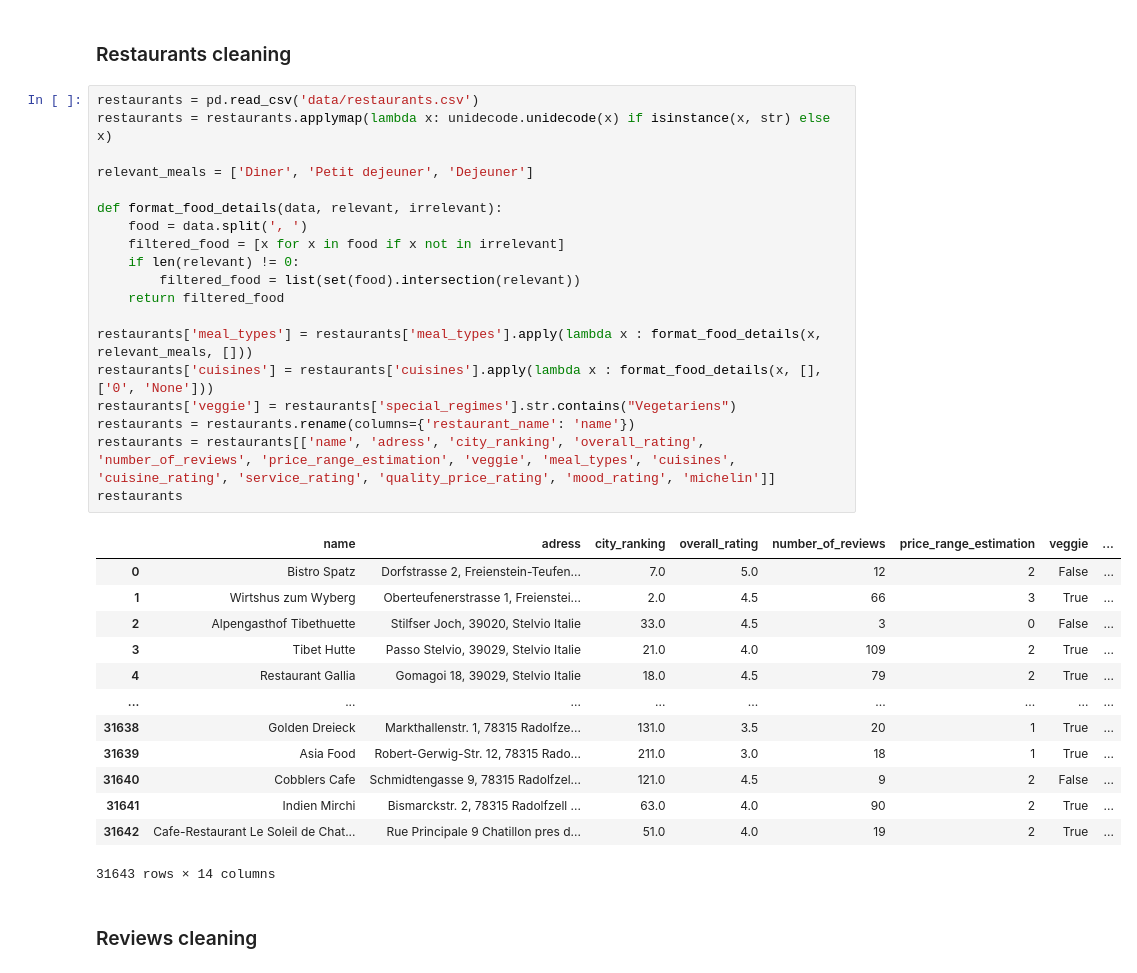
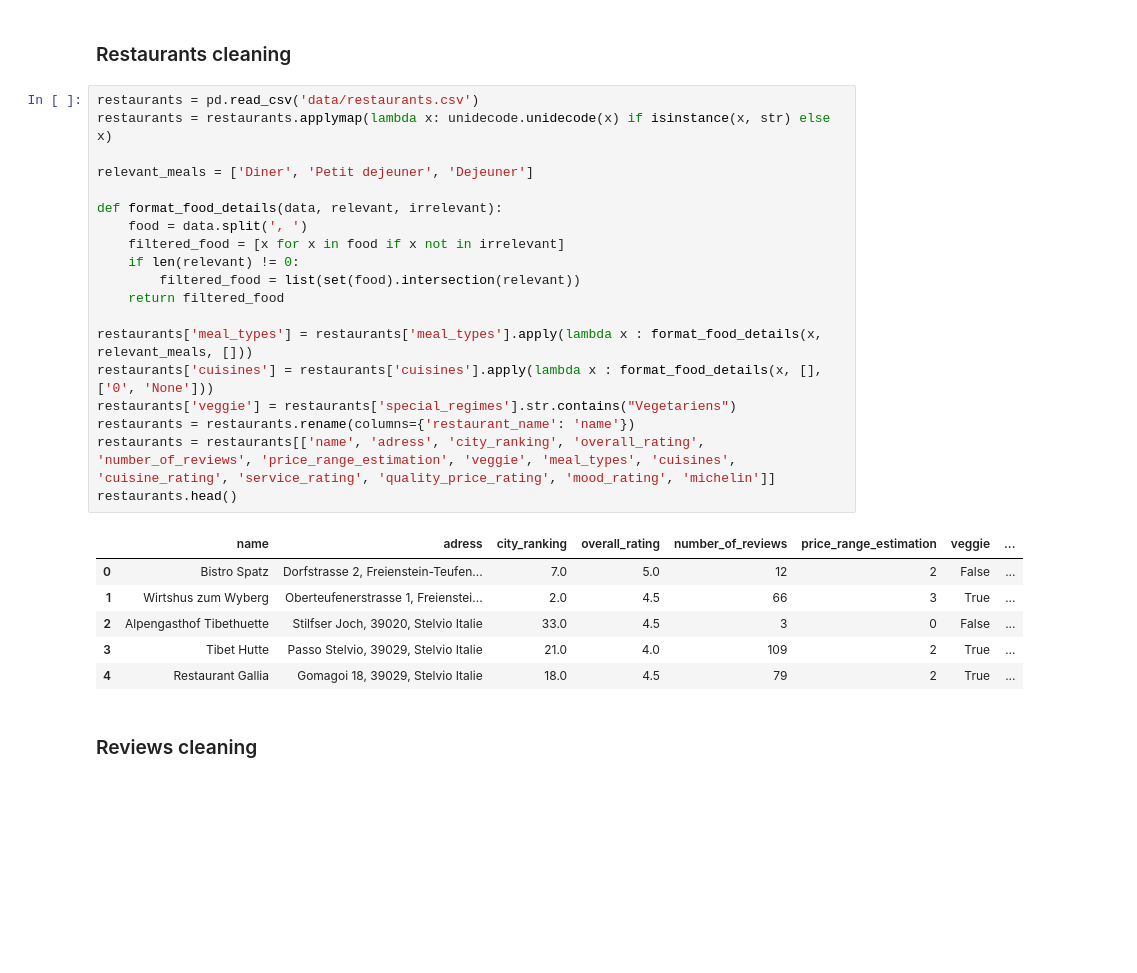
Before and after one commit to areisde/datalcoholics.io, a Jupyter notebook: milestone_1.ipynb, the cells around one changed output. Saved outputs shown, nothing was run; the diff lists cells and outputs as text; blank space fills up the shorter version.

```diff
--- a/milestone_1.ipynb
+++ b/milestone_1.ipynb
@@ -89,36 +85,29 @@ users
 # %%
 restaurants = pd.read_csv('data/restaurants.csv')
 restaurants = restaurants.applymap(lambda x: unidecode.unidecode(x) if isinstance(x, str) else x)
 
 relevant_meals = ['Diner', 'Petit dejeuner', 'Dejeuner']
 
 def format_food_details(data, relevant, irrelevant):
     food = data.split(', ')
     filtered_food = [x for x in food if x not in irrelevant]
     if len(relevant) != 0:
         filtered_food = list(set(food).intersection(relevant))
     return filtered_food
 
 restaurants['meal_types'] = restaurants['meal_types'].apply(lambda x : format_food_details(x, relevant_meals, []))
 restaurants['cuisines'] = restaurants['cuisines'].apply(lambda x : format_food_details(x, [], ['0', 'None']))
 restaurants['veggie'] = restaurants['special_regimes'].str.contains("Vegetariens")
 restaurants = restaurants.rename(columns={'restaurant_name': 'name'})
 restaurants = restaurants[['name', 'adress', 'city_ranking', 'overall_rating', 'number_of_reviews', 'price_range_estimation', 'veggie', 'meal_types', 'cuisines', 'cuisine_rating', 'service_rating', 'quality_price_rating', 'mood_rating', 'michelin']]
-restaurants
+restaurants.head()
 # %% [output]
 |  | name | adress | city_ranking | overall_rating | number_of_reviews | price_range_estimation | veggie | ... |
 | 0 | Bistro Spatz | Dorfstrasse 2, Freienstein-Teufen... | 7.0 | 5.0 | 12 | 2 | False | ... |
 | 1 | Wirtshus zum Wyberg | Oberteufenerstrasse 1, Freienstei... | 2.0 | 4.5 | 66 | 3 | True | ... |
 | 2 | Alpengasthof Tibethuette | Stilfser Joch, 39020, Stelvio Italie | 33.0 | 4.5 | 3 | 0 | False | ... |
 | 3 | Tibet Hutte | Passo Stelvio, 39029, Stelvio Italie | 21.0 | 4.0 | 109 | 2 | True | ... |
 | 4 | Restaurant Gallia | Gomagoi 18, 39029, Stelvio Italie | 18.0 | 4.5 | 79 | 2 | True | ... |
-| ... | ... | ... | ... | ... | ... | ... | ... | ... |
-| 31638 | Golden Dreieck | Markthallenstr. 1, 78315 Radolfze... | 131.0 | 3.5 | 20 | 1 | True | ... |
-| 31639 | Asia Food | Robert-Gerwig-Str. 12, 78315 Rado... | 211.0 | 3.0 | 18 | 1 | True | ... |
-| 31640 | Cobblers Cafe | Schmidtengasse 9, 78315 Radolfzel... | 121.0 | 4.5 | 9 | 2 | False | ... |
-| 31641 | Indien Mirchi | Bismarckstr. 2, 78315 Radolfzell ... | 63.0 | 4.0 | 90 | 2 | True | ... |
-| 31642 | Cafe-Restaurant Le Soleil de Chat... | Rue Principale 9 Chatillon pres d... | 51.0 | 4.0 | 19 | 2 | True | ... |
-31643 rows × 14 columns
 # %% [markdown]
 ### Reviews cleaning
 # %%
```
Also changed, not shown: parts of 22 cells of this notebook.
